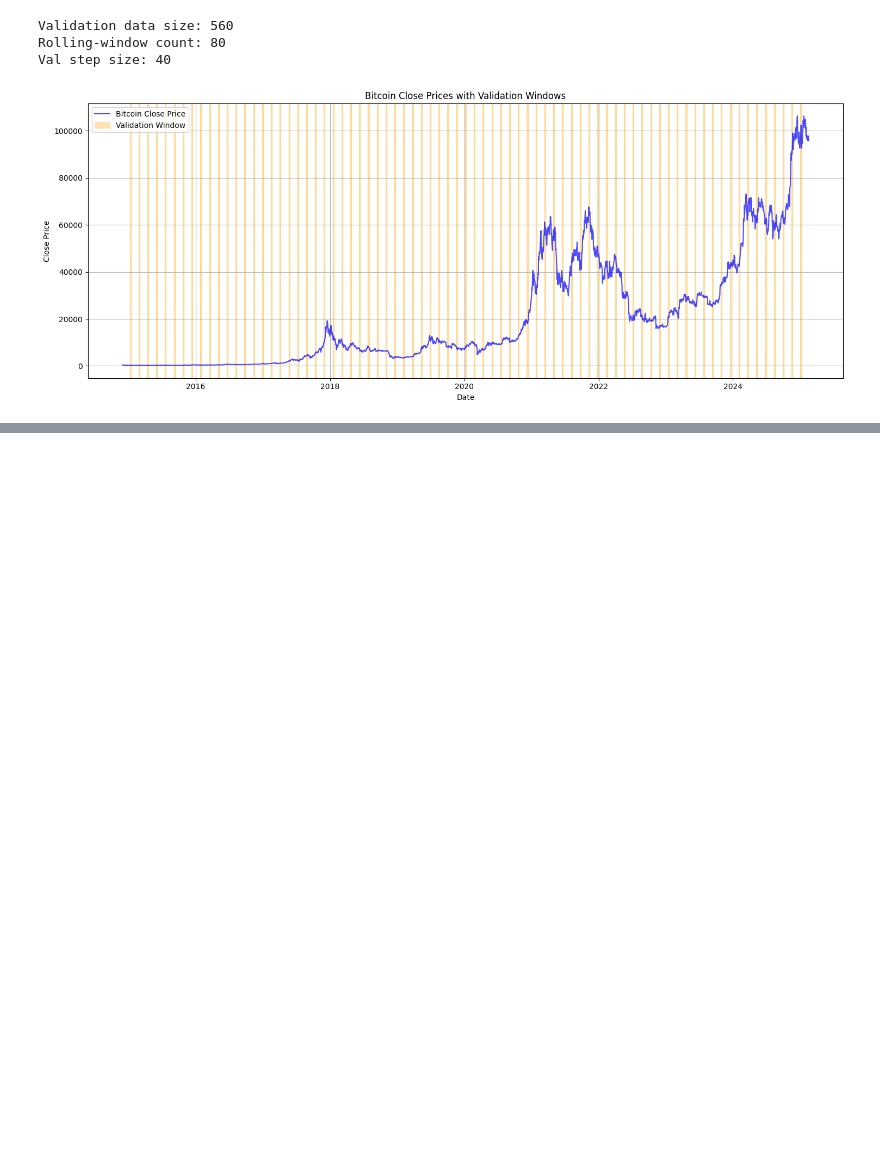
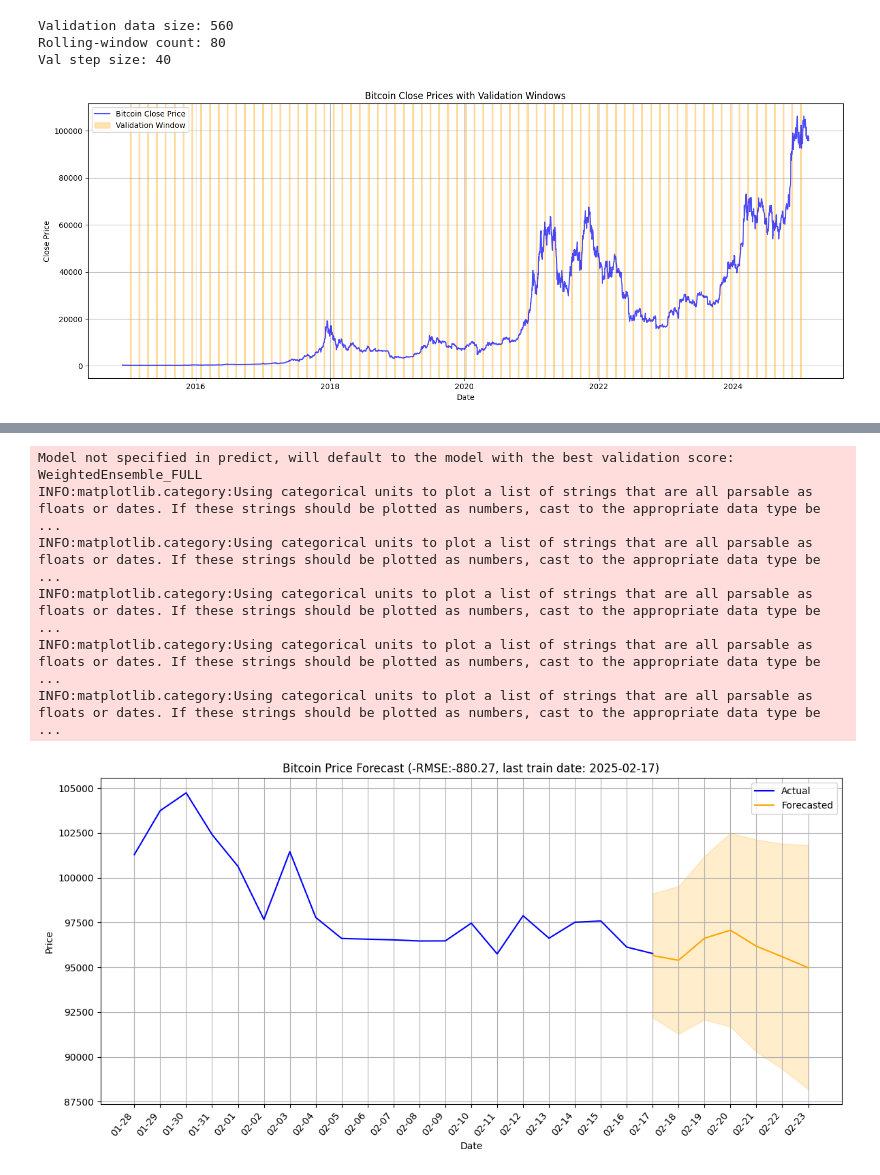
Before and after one commit to cibic89/btc_forecast, a Jupyter notebook: btc_forecast.ipynb, the cells around one changed output, grey strips where cells are left out. Saved outputs shown, nothing was run; the diff lists cells and outputs as text; code cells hidden in the pictures; blank space fills up the shorter version.

Commit message:
Updated graph to include last train date

```diff
--- a/btc_forecast.ipynb
+++ b/btc_forecast.ipynb
@@ -170,7 +170,7 @@ Val step size: 40
 today = pd.to_datetime("today")
 max_date = df["date"].max()+pd.Timedelta(days=dtp)
 error_metric = "RMSE"
-max_train_dur = 4*(60*60)  # seconds = hours*(min*sec)
+max_train_dur = 6*(60*60)  # seconds = hours*(min*sec)
 
 # Check if the given date is older or equal to today's date
 if (max_date >= today) and (latest_folder is not None):
@@ -263,6 +277,9 @@ print(all_hyperparams)
 # %%
 # Split the data points in half
-viz_dp = dtp * 4
+viz_dp = dtp * 3
+
+# Last train date
+last_train_date = df["date"].max().strftime("%Y-%m-%d")
 
 # Label config
 x_lbl_bins = 20
@@ -287,31 +304,39 @@ forecasts_reset = forecasts.reset_index().iloc[-viz_dp:]
 train_data_reset['timestamp'] = train_data_reset['timestamp'].dt.strftime('%m-%d')
 # test_data_reset['timestamp'] = test_data_reset['timestamp'].dt.strftime('%m-%d')
 # predictions_reset['timestamp'] = predictions_reset['timestamp'].dt.strftime('%m-%d')
 forecasts_reset['timestamp'] = forecasts_reset['timestamp'].dt.strftime('%m-%d')
 
 # Create a single figure
 plt.figure(figsize=(12, 6))  # Create a single figure
 
 # Plot actual and forecasted data together
 plt.plot(train_data_reset['timestamp'], train_data_reset['close'], label='Actual', color='blue')
 plt.plot(forecasts_reset['timestamp'], forecasts_reset['mean'], label='Forecasted', color='orange')
 plt.fill_between(forecasts_reset['timestamp'], forecasts_reset['0.1'], forecasts_reset['0.9'], color='orange', alpha=0.2)
 
-plt.title('Bitcoin Price Forecast (-'+error_metric+':'+str(round(error_val, 2))+')')  # Add a clear title
+plt.title('Bitcoin Price Forecast (-'+error_metric+':'+str(round(error_val, 2))+', last train date: '+last_train_date+')')  # Add a clear title
 plt.xlabel('Date')
 plt.ylabel('Price')
 plt.legend()
 plt.grid(True)
 
 # Rotate x-axis labels if needed
 plt.xticks(rotation=x_lbl_rot, ha='right')
 
 plt.tight_layout()
 
 try:
     plt.savefig(result_dir+date_today+'_forecasts.png')
 except Exception as e:
     print(e)
     pass
 
 plt.show()
+# %% [output]
+Model not specified in predict, will default to the model with the best validation score: WeightedEnsemble_FULL
+INFO:matplotlib.category:Using categorical units to plot a list of strings that are all parsable as floats or dates. If these strings should be plotted as numbers, cast to the appropriate data type be ...
+INFO:matplotlib.category:Using categorical units to plot a list of strings that are all parsable as floats or dates. If these strings should be plotted as numbers, cast to the appropriate data type be ...
+INFO:matplotlib.category:Using categorical units to plot a list of strings that are all parsable as floats or dates. If these strings should be plotted as numbers, cast to the appropriate data type be ...
+INFO:matplotlib.category:Using categorical units to plot a list of strings that are all parsable as floats or dates. If these strings should be plotted as numbers, cast to the appropriate data type be ...
+INFO:matplotlib.category:Using categorical units to plot a list of strings that are all parsable as floats or dates. If these strings should be plotted as numbers, cast to the appropriate data type be ...
+[figure, added]
```
Also changed, not shown: parts of 2 cells of this notebook.
